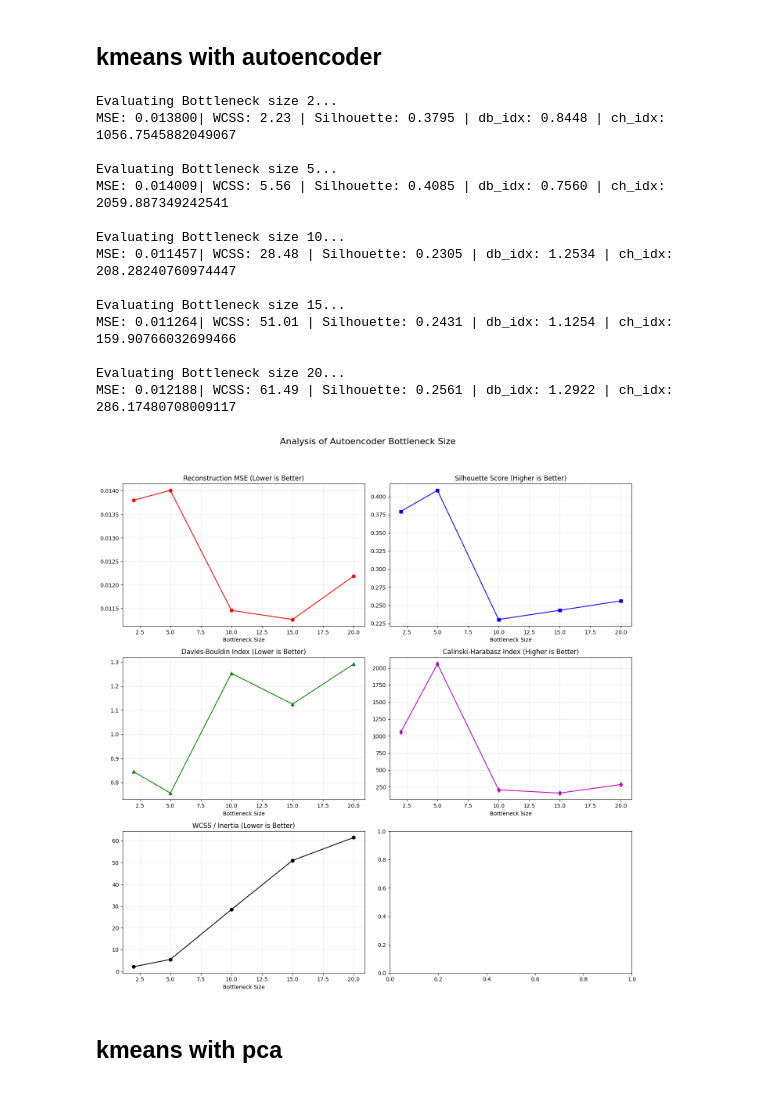
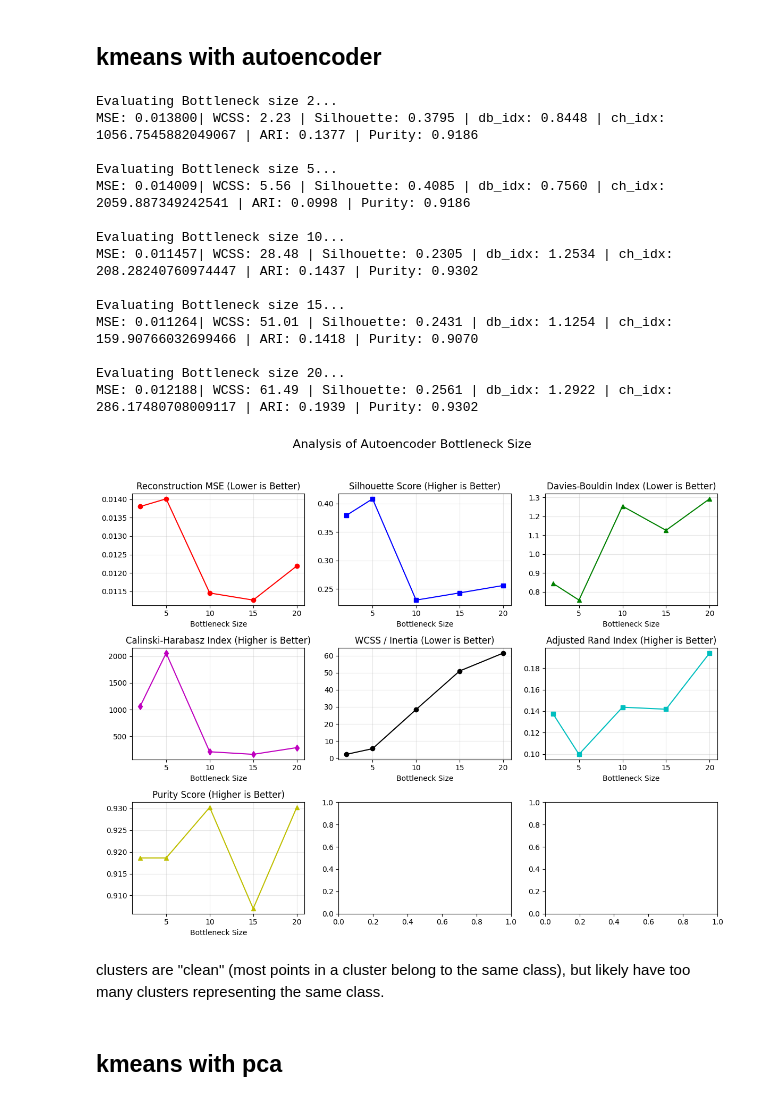
Before and after one commit to youssefmohamed0/ml_lab4, a Jupyter notebook: AE_and_someScores.ipynb, the cells around one changed output. Drawn from its saved outputs; the diff is of its cells as text; code cells hidden in the pictures.

Commit message:
add ari and purity

```diff
--- a/AE_and_someScores.ipynb
+++ b/AE_and_someScores.ipynb
@@ -38,6 +38,8 @@ data_range[data_range == 0] = 1.0  # If a column is all the same value, set rang
 
 # 3. Apply the formula
 x_train_scaled = (x_train - x_min) / data_range
+x_val_scaled = (x_val - x_min) / data_range
+x_test_scaled = (x_test - x_min) / data_range
 
 # Verify the results
 print(f"New Min: {np.min(x_train_scaled)}") # Should be 0.0
@@ -145,7 +149,9 @@ results = {
     'silhouette': [],
     'db_idx': [],
     'ch_idx': [],
-    'wcss': []
+    'wcss': [],
+    'ari': [],
+    'pur': []
 }
 
 for i in bottle_neck_sizes:
@@ -157,18 +163,22 @@ for i in bottle_neck_sizes:
     # 2. Get Reconstruction Loss (MSE)
     mse = autoencoder.evaluate_mse(x_train_scaled)
     # 3. Get Compressed Features (Bottleneck)
-    encoded_features = autoencoder.encode(x_train_scaled)
+    encoded_train_features = autoencoder.encode(x_train_scaled)
+    encoded_test_features = autoencoder.encode(x_test_scaled)
+
     # 4. Apply K-Means
-    k = 10
-    centroids = initialize(encoded_features, k)
-    centroids, clusters, _, _ = kmeans(data=encoded_features, centroids=centroids, tolerance=1e-4, max_iterations=100)
-
+    k = 10  # Number of clusters
+    centroids = initialize(encoded_train_features, k)
+    train_centroids, train_clusters, _, _ = kmeans(data=encoded_train_features, centroids=centroids, tolerance=1e-4, max_iterations=100)
+    test_clusters = assign_to_clusters(encoded_test_features, train_centroids)
 
     # 5. Calculate Performance Metrics
-    sil = metrics.silhouette_score(encoded_features, clusters)
-    db_idx = metrics.davies_bouldin_index(encoded_features, clusters)
-    ch_idx = metrics.calinski_harabasz_index(encoded_features, clusters)
-    wcss = metrics.within_cluster_sum(centroids, encoded_features, clusters)
+    sil = metrics.silhouette_score(encoded_train_features, train_clusters)
+    db_idx = metrics.davies_bouldin_index(encoded_train_features, train_clusters)
+    ch_idx = metrics.calinski_harabasz_index(encoded_train_features, train_clusters)
+    wcss = metrics.within_cluster_sum(train_centroids, encoded_train_features, train_clusters)
+    ari = metrics.adjusted_rand_index_scratch(y_test, test_clusters)
+    pur = metrics.calculate_purity(y_test, test_clusters)
 
     # Store results
     results['size'].append(i)
@@ -177,12 +187,14 @@ for i in bottle_neck_sizes:
     results['db_idx'].append(db_idx) # A lower DBI value indicates better clustering (tight clusters that are far apart)
     results['ch_idx'].append(ch_idx) # Higher values indicate better defined, more separated clusters TODO
     results['wcss'].append(wcss) # A lower value indicates data points are closer to their cluster's centroids TODO
+    results['ari'].append(ari) # A higher ARI indicates a better match between the clustering and the ground truth labels
+    results['pur'].append(pur) # A higher purity indicates better clustering quality
 
-    print(f"MSE: {mse:.6f}| WCSS: {wcss:.2f} | Silhouette: {sil:.4f} | db_idx: {db_idx:.4f} | ch_idx: {ch_idx}")
+    print(f"MSE: {mse:.6f}| WCSS: {wcss:.2f} | Silhouette: {sil:.4f} | db_idx: {db_idx:.4f} | ch_idx: {ch_idx} | ARI: {ari:.4f} | Purity: {pur:.4f}")
 
 # --- Visualization ---
 # Create a figure with 4 subplots (2x2 grid)
-fig, axs = plt.subplots(3, 2, figsize=(14, 15))
+fig, axs = plt.subplots(3, 3, figsize=(12, 10))
 fig.suptitle('Analysis of Autoencoder Bottleneck Size', fontsize=16)
 
 # 1. Reconstruction MSE (Lower is Better)
@@ -192,47 +204,61 @@ axs[0, 0].set_xlabel('Bottleneck Size')
 axs[0, 0].grid(True, alpha=0.3)
 
 # 2. Silhouette Score (Higher is Better)
 axs[0, 1].plot(results['size'], results['silhouette'], 'b-s')
 axs[0, 1].set_title('Silhouette Score (Higher is Better)')
 axs[0, 1].set_xlabel('Bottleneck Size')
 axs[0, 1].grid(True, alpha=0.3)
 
 # 3. Davies-Bouldin Index (Lower is Better)
-axs[1, 0].plot(results['size'], results['db_idx'], 'g-^')
-axs[1, 0].set_title('Davies-Bouldin Index (Lower is Better)')
+axs[0, 2].plot(results['size'], results['db_idx'], 'g-^')
+axs[0, 2].set_title('Davies-Bouldin Index (Lower is Better)')
+axs[0, 2].set_xlabel('Bottleneck Size')
+axs[0, 2].grid(True, alpha=0.3)
+
+# 4. Calinski-Harabasz Index (Higher is Better)
+axs[1, 0].plot(results['size'], results['ch_idx'], 'm-d')
+axs[1, 0].set_title('Calinski-Harabasz Index (Higher is Better)')
 axs[1, 0].set_xlabel('Bottleneck Size')
 axs[1, 0].grid(True, alpha=0.3)
 
-# 4. Calinski-Harabasz Index (Higher is Better)
-axs[1, 1].plot(results['size'], results['ch_idx'], 'm-d')
-axs[1, 1].set_title('Calinski-Harabasz Index (Higher is Better)')
+# 5. WCSS Plot (Lower is Better)
+axs[1, 1].plot(results['size'], results['wcss'], 'k-o')
+axs[1, 1].set_title('WCSS / Inertia (Lower is Better)')
 axs[1, 1].set_xlabel('Bottleneck Size')
 axs[1, 1].grid(True, alpha=0.3)
 
-# 5. WCSS Plot (Lower is Better)
-axs[2, 0].plot(results['size'], results['wcss'], 'k-o')
-axs[2, 0].set_title('WCSS / Inertia (Lower is Better)')
+# 6. Adjusted Rand Index (Higher is Better)
+axs[1, 2].plot(results['size'], results['ari'], 'c-s')
+axs[1, 2].set_title('Adjusted Rand Index (Higher is Better)')
+axs[1, 2].set_xlabel('Bottleneck Size')
+axs[1, 2].grid(True, alpha=0.3)
+
+# 7. Purity Score (Higher is Better)
+axs[2, 0].plot(results['size'], results['pur'], 'y-^')
+axs[2, 0].set_title('Purity Score (Higher is Better)')
 axs[2, 0].set_xlabel('Bottleneck Size')
 axs[2, 0].grid(True, alpha=0.3)
 
 plt.tight_layout(rect=[0, 0.03, 1, 0.95])
 plt.show()
 # %% [output]
 Evaluating Bottleneck size 2...
-MSE: 0.013800| WCSS: 2.23 | Silhouette: 0.3795 | db_idx: 0.8448 | ch_idx: 1056.7545882049067
+MSE: 0.013800| WCSS: 2.23 | Silhouette: 0.3795 | db_idx: 0.8448 | ch_idx: 1056.7545882049067 | ARI: 0.1377 | Purity: 0.9186
 
 Evaluating Bottleneck size 5...
-MSE: 0.014009| WCSS: 5.56 | Silhouette: 0.4085 | db_idx: 0.7560 | ch_idx: 2059.887349242541
+MSE: 0.014009| WCSS: 5.56 | Silhouette: 0.4085 | db_idx: 0.7560 | ch_idx: 2059.887349242541 | ARI: 0.0998 | Purity: 0.9186
 
 Evaluating Bottleneck size 10...
-MSE: 0.011457| WCSS: 28.48 | Silhouette: 0.2305 | db_idx: 1.2534 | ch_idx: 208.28240760974447
+MSE: 0.011457| WCSS: 28.48 | Silhouette: 0.2305 | db_idx: 1.2534 | ch_idx: 208.28240760974447 | ARI: 0.1437 | Purity: 0.9302
 
 Evaluating Bottleneck size 15...
-MSE: 0.011264| WCSS: 51.01 | Silhouette: 0.2431 | db_idx: 1.1254 | ch_idx: 159.90766032699466
+MSE: 0.011264| WCSS: 51.01 | Silhouette: 0.2431 | db_idx: 1.1254 | ch_idx: 159.90766032699466 | ARI: 0.1418 | Purity: 0.9070
 
 Evaluating Bottleneck size 20...
-MSE: 0.012188| WCSS: 61.49 | Silhouette: 0.2561 | db_idx: 1.2922 | ch_idx: 286.17480708009117
+MSE: 0.012188| WCSS: 61.49 | Silhouette: 0.2561 | db_idx: 1.2922 | ch_idx: 286.17480708009117 | ARI: 0.1939 | Purity: 0.9302
-[figure, old version]
+[figure, new version]
+# %% [markdown]
+clusters are "clean" (most points in a cluster belong to the same class), but likely have too many clusters representing the same class.
 # %% [markdown]
 ## kmeans with pca
 # %%
```
Also changed, not shown: parts of 1 cell of this notebook, 1 other file.
